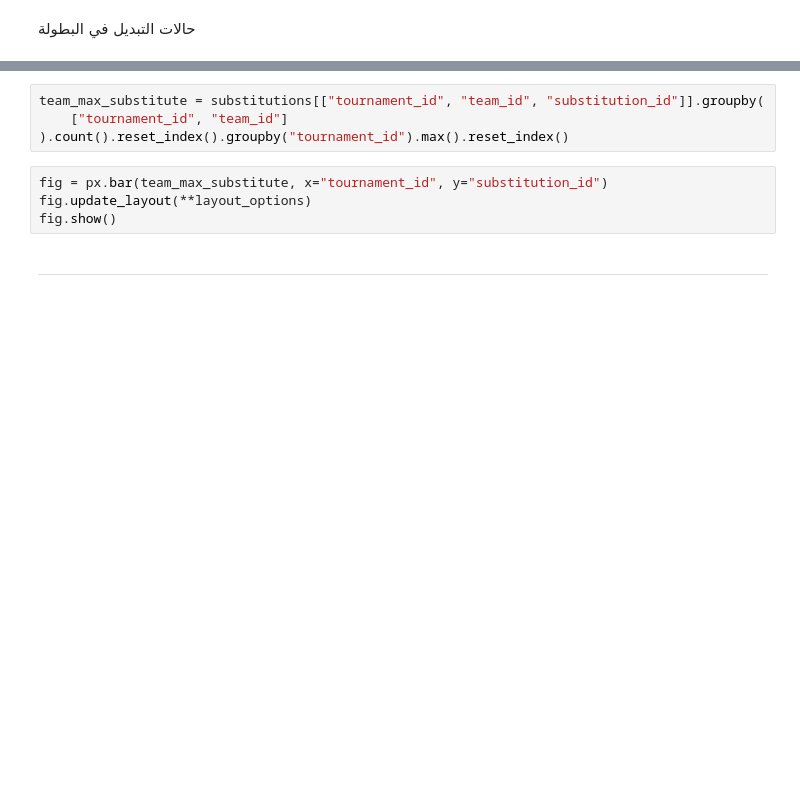
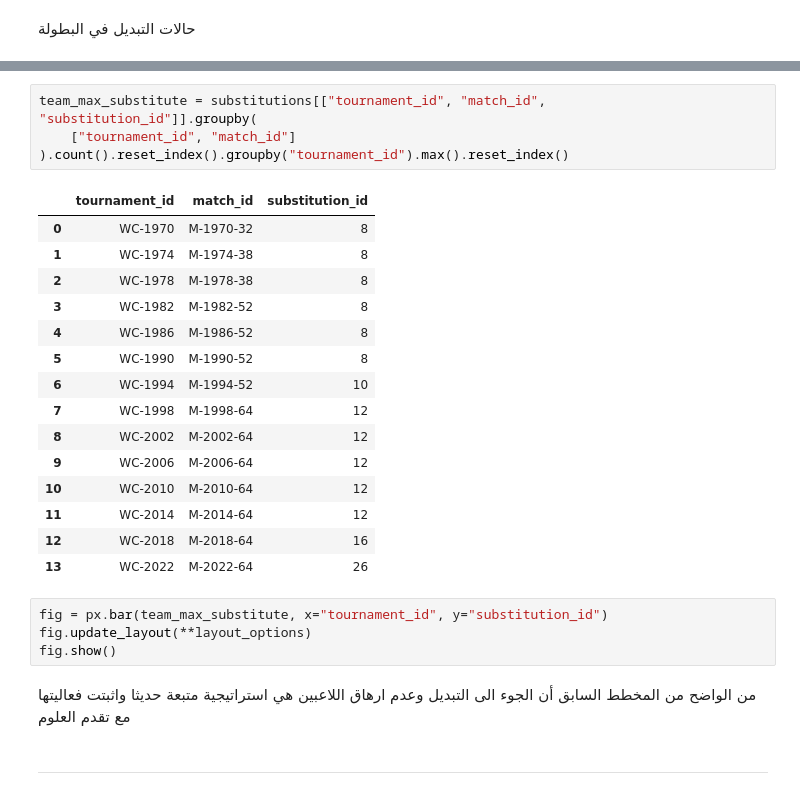
Before and after one commit to Hussain-Khallouf/DM-homework-1, a Jupyter notebook: 4.ipynb, the cells around one changed output, grey strips where cells are left out. Saved outputs shown, nothing was run; the diff lists cells and outputs as text; blank space fills up the shorter version.

```diff
--- a/4.ipynb
+++ b/4.ipynb
@@ -78,13 +77,31 @@ Data columns (total 24 columns):
 dtypes: int64(8), object(16)
 memory usage: 1.4+ MB
 # %%
-team_max_substitute = substitutions[["tournament_id", "team_id", "substitution_id"]].groupby(
-    ["tournament_id", "team_id"]
+team_max_substitute = substitutions[["tournament_id", "match_id", "substitution_id"]].groupby(
+    ["tournament_id", "match_id"]
 ).count().reset_index().groupby("tournament_id").max().reset_index()
+# %% [output]
+|  | tournament_id | match_id | substitution_id |
+| 0 | WC-1970 | M-1970-32 | 8 |
+| 1 | WC-1974 | M-1974-38 | 8 |
+| 2 | WC-1978 | M-1978-38 | 8 |
+| 3 | WC-1982 | M-1982-52 | 8 |
+| 4 | WC-1986 | M-1986-52 | 8 |
+| 5 | WC-1990 | M-1990-52 | 8 |
+| 6 | WC-1994 | M-1994-52 | 10 |
+| 7 | WC-1998 | M-1998-64 | 12 |
+| 8 | WC-2002 | M-2002-64 | 12 |
+| 9 | WC-2006 | M-2006-64 | 12 |
+| 10 | WC-2010 | M-2010-64 | 12 |
+| 11 | WC-2014 | M-2014-64 | 12 |
+| 12 | WC-2018 | M-2018-64 | 16 |
+| 13 | WC-2022 | M-2022-64 | 26 |
 # %%
 fig = px.bar(team_max_substitute, x="tournament_id", y="substitution_id")
 fig.update_layout(**layout_options)
 fig.show()
+# %% [markdown]
+من الواضح من المخطط السابق أن الجوء الى التبديل وعدم ارهاق اللاعبين هي استراتيجية متبعة حديثا واثبتت فعاليتها مع تقدم العلوم
 # %% [markdown]
 -----------------------------------
 # %% [markdown]
```
Also changed, not shown: parts of 1 cell of this notebook, 1 other file.
